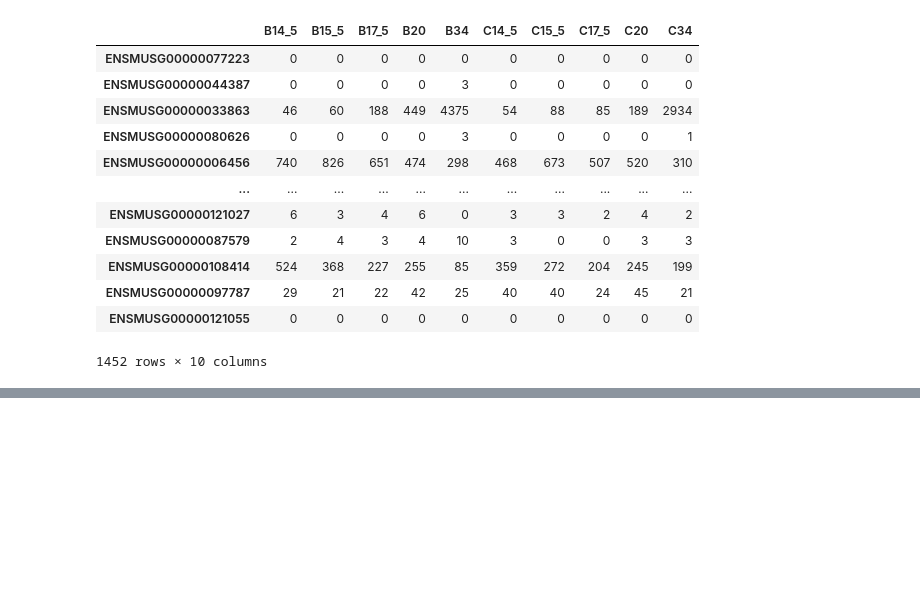
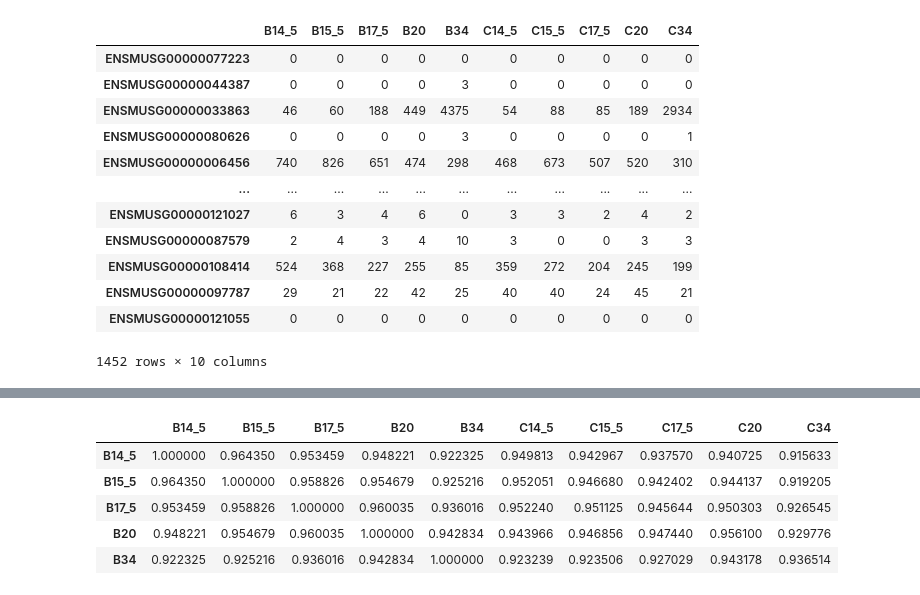
Before and after one commit to eentartetekunst/NGS_bioinformatics, a Jupyter notebook: HW2_subread_pca.ipynb, the cells around one changed output, grey strips where cells are left out. Saved outputs shown, nothing was run; the diff lists cells and outputs as text; code cells hidden in the pictures; blank space fills up the shorter version.

```diff
--- a/HW2_subread_pca.ipynb
+++ b/HW2_subread_pca.ipynb
@@ -250 +503,10 @@ df = df.loc[~(df==0).all(axis=1)] # remove gene with zero read count in each of
+# %%
+df.corr(method='spearman').head()
+# %% [output]
+|  | B14_5 | B15_5 | B17_5 | B20 | B34 | C14_5 | C15_5 | C17_5 | C20 | C34 |
+| B14_5 | 1.000000 | 0.964350 | 0.953459 | 0.948221 | 0.922325 | 0.949813 | 0.942967 | 0.937570 | 0.940725 | 0.915633 |
+| B15_5 | 0.964350 | 1.000000 | 0.958826 | 0.954679 | 0.925216 | 0.952051 | 0.946680 | 0.942402 | 0.944137 | 0.919205 |
+| B17_5 | 0.953459 | 0.958826 | 1.000000 | 0.960035 | 0.936016 | 0.952240 | 0.951125 | 0.945644 | 0.950303 | 0.926545 |
+| B20 | 0.948221 | 0.954679 | 0.960035 | 1.000000 | 0.942834 | 0.943966 | 0.946856 | 0.947440 | 0.956100 | 0.929776 |
+| B34 | 0.922325 | 0.925216 | 0.936016 | 0.942834 | 1.000000 | 0.923239 | 0.923506 | 0.927029 | 0.943178 | 0.936514 |
 # %%
```
Also changed, not shown: parts of 40 cells of this notebook.
